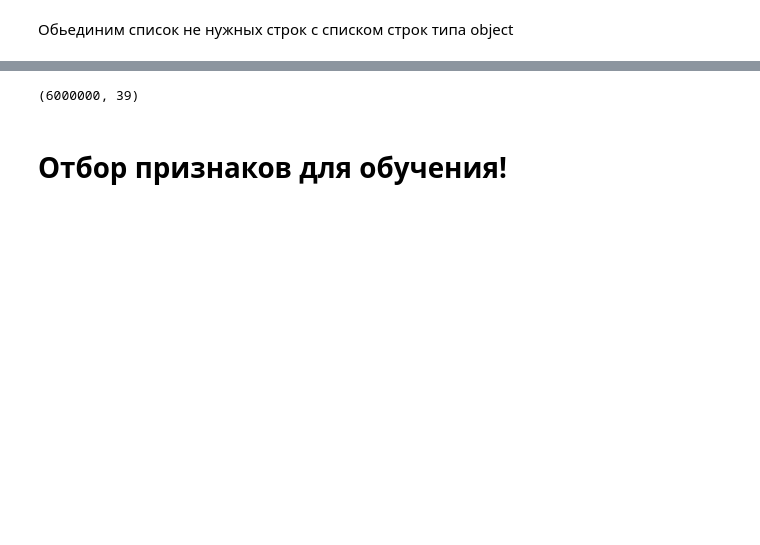
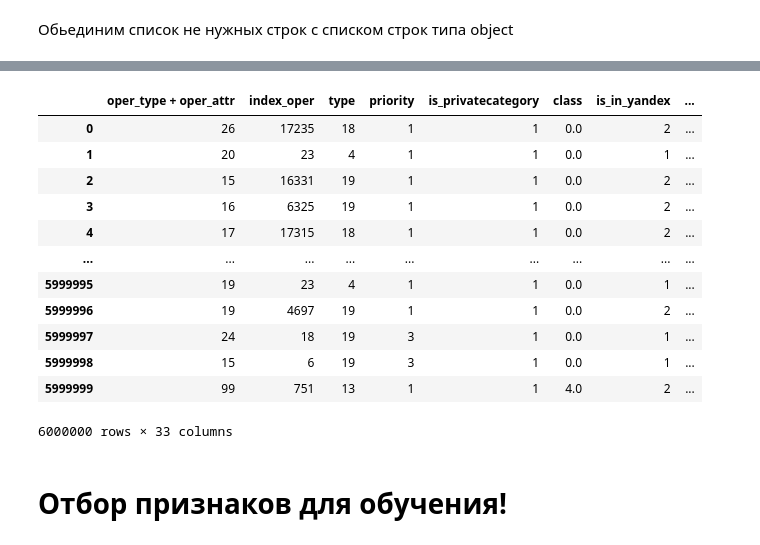
Before and after one commit to genalll/mlsport3, a Jupyter notebook: best model.ipynb, the cells around one changed output, grey strips where cells are left out. Drawn from its saved outputs; the diff is of its cells as text; code cells hidden in the pictures; blank space fills up the shorter version.

```diff
--- a/best model.ipynb
+++ b/best model.ipynb
@@ -108,7 +141,3 @@ df = pd.merge(df,data_failed, on="area", how='left')
 df['percent_loss'] =df['sum_label']/df['total_qty_over_index_area']
 # %% [markdown]
 ## Cделаем регион котигориальным.
-# %%
-df['area'] = pd.Categorical(df['area'])
-df['area'].astype('category').cat.codes
-df['area'] = df['area'].cat.codes
@@ -145,4 +371,10 @@ df["index_oper"] = df["index_oper"].cat.codes
 # %%
-df["type"] = pd.Categorical(df["type"])
-df["type"].astype('category').cat.codes
-df["type"] = df["type"].cat.codes
+le_type2= preprocessing.LabelEncoder()
+le_type2.fit(df["type"])
+df["type"]=le_type2.transform(df["type"])
+
+
+#df["type"] = pd.Categorical(df["type"])
+#df["type"].astype('category').cat.codes
+#df["type"] = df["type"].cat.codes
+df["type"]
@@ -149,4 +409,12 @@ df["type"] = df["type"].cat.codes
 # %%
-df["is_privatecategory"] = pd.Categorical(df["is_privatecategory"])
-df["is_privatecategory"].astype('category').cat.codes
-df["is_privatecategory"] = df["is_privatecategory"].cat.codes
+le_is_privatecategory= preprocessing.LabelEncoder()
+le_is_privatecategory.fit(df["is_privatecategory"])
+df["is_privatecategory"]=le_is_privatecategory.transform(df["is_privatecategory"])
+
+
+
+
+#df["is_privatecategory"] = pd.Categorical(df["is_privatecategory"])
+#df["is_privatecategory"].astype('category').cat.codes
+#df["is_privatecategory"] = df["is_privatecategory"].cat.codes
+df["is_privatecategory"]
@@ -153,4 +449,10 @@ df["is_privatecategory"] = df["is_privatecategory"].cat.codes
 # %%
-df["name_mfi"] = pd.Categorical(df["name_mfi"])
-df["name_mfi"].astype('category').cat.codes
-df["name_mfi"] = df["name_mfi"].cat.codes
+le_name_mfi= preprocessing.LabelEncoder()
+le_name_mfi.fit(df["name_mfi"])
+df["name_mfi"]=le_name_mfi.transform(df["name_mfi"])
+
+
+#df["name_mfi"] = pd.Categorical(df["name_mfi"])
+#df["name_mfi"].astype('category').cat.codes
+#df["name_mfi"] = df["name_mfi"].cat.codes
+df["name_mfi"]
@@ -267,9 +517,21 @@ y = df["label"]
 Xst = df.drop(col_obj, axis = 1)
 yst = df["label"]
 # %%
-X.shape
+X
 # %% [output]
+|  | oper_type + oper_attr | index_oper | type | priority | is_privatecategory | class | is_in_yandex | ... |
+| 0 | 26 | 17235 | 18 | 1 | 1 | 0.0 | 2 | ... |
+| 1 | 20 | 23 | 4 | 1 | 1 | 0.0 | 1 | ... |
+| 2 | 15 | 16331 | 19 | 1 | 1 | 0.0 | 2 | ... |
+| 3 | 16 | 6325 | 19 | 1 | 1 | 0.0 | 2 | ... |
+| 4 | 17 | 17315 | 18 | 1 | 1 | 0.0 | 2 | ... |
+| ... | ... | ... | ... | ... | ... | ... | ... | ... |
+| 5999995 | 19 | 23 | 4 | 1 | 1 | 0.0 | 1 | ... |
+| 5999996 | 19 | 4697 | 19 | 1 | 1 | 0.0 | 2 | ... |
+| 5999997 | 24 | 18 | 19 | 3 | 1 | 0.0 | 1 | ... |
+| 5999998 | 15 | 6 | 19 | 3 | 1 | 0.0 | 1 | ... |
+| 5999999 | 99 | 751 | 13 | 1 | 1 | 4.0 | 2 | ... |
-(6000000, 39)
+6000000 rows × 33 columns
 # %% [markdown]
 # Отбор признаков для обучения!
 # %%
```
Also changed, not shown: parts of 38 cells of this notebook, 3 other files.
